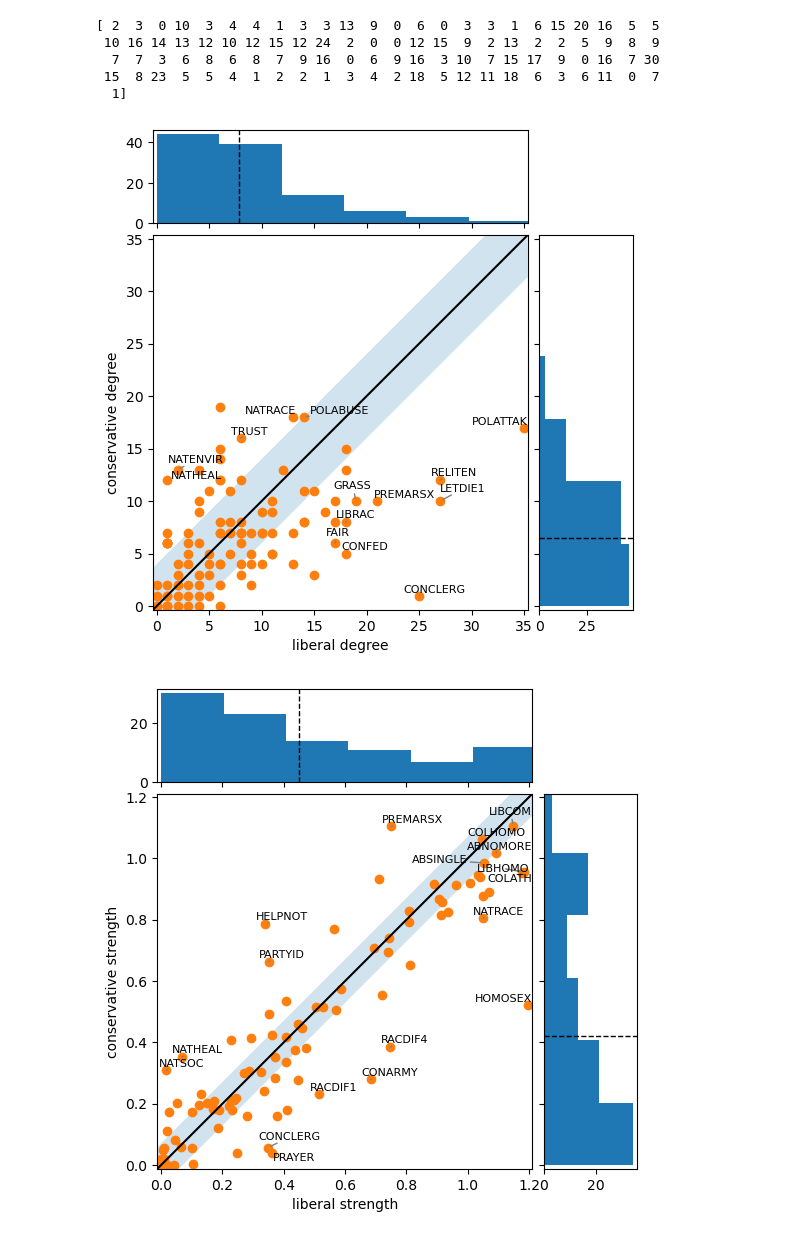
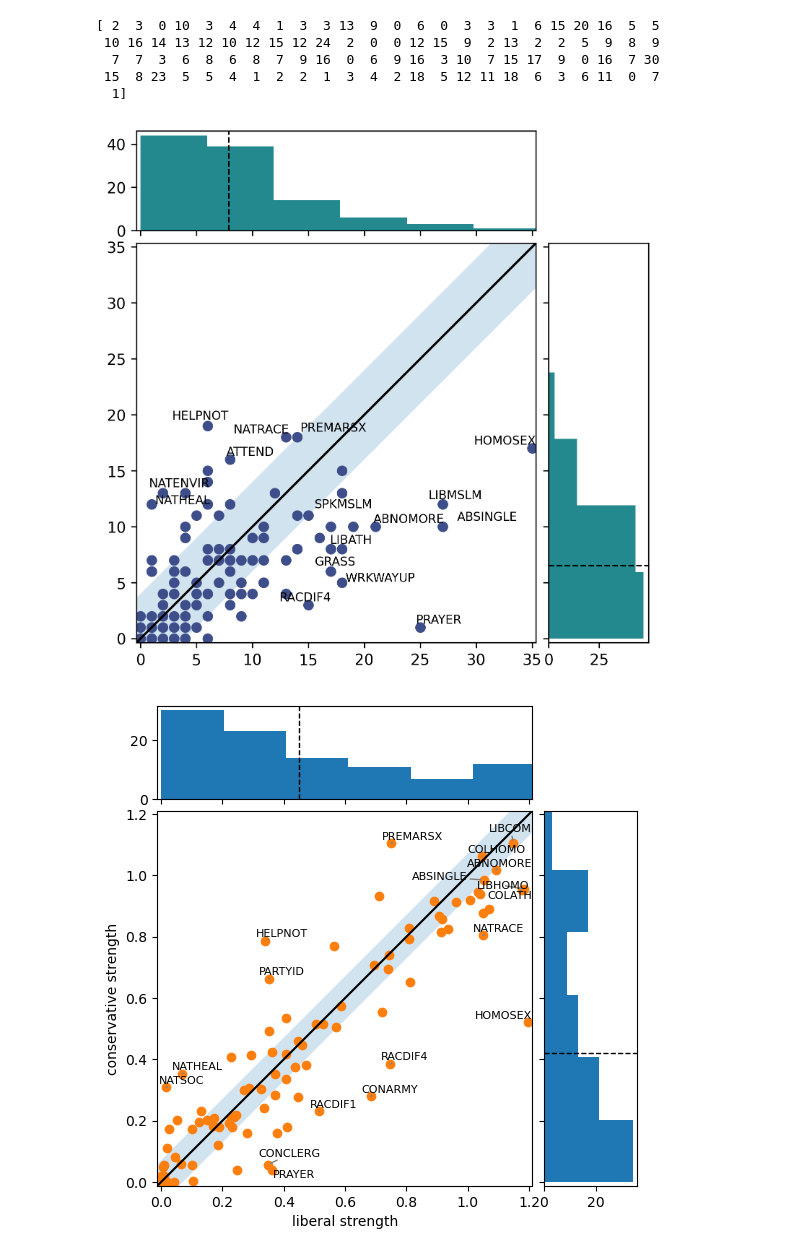
Before and after one commit to victorvikram/BeliefNetworkEvo, a Jupyter notebook: nbk/v_creating_belief_network.ipynb, the cells around one changed output. Cells and saved outputs as stored; diff of their text form; code cells hidden in the pictures.

```diff
--- a/nbk/v_creating_belief_network.ipynb
+++ b/nbk/v_creating_belief_network.ipynb
@@ -4,7 +4,7 @@
 
 import pyreadstat as prs
 
-raw_df, meta = prs.read_sas7bdat("../dat/GSS_sas/gss7222_r3.sas7bdat")
+raw_df, meta = prs.read_sas7bdat("../nbk/dat/gss7222_r3.sas7bdat")
 # %% [output]
 The autoreload extension is already loaded. To reload it, use:
   %reload_ext autoreload
@@ -378,11 +368,15 @@ line2 = -0.5 * np.ones_like(x)
 # %%
 import matplotlib.pyplot as plt
 import numpy as np
+import matplotlib.colors as mcolors
 
-def labeled_scatter_hist(var_names, x, y, xlabel="", ylabel=""):
+def labeled_scatter_hist(var_names, x, y, xlabel="", ylabel="", color_scheme='viridis'):
 
     # Start with a square Figure.
-    fig = plt.figure(figsize=(6, 6))
+
+    cm = 1/2.54  # centimeters in inches
+
+    fig = plt.figure(figsize=(1*15*cm, 1*15*cm), dpi=300)
     # Add a gridspec with two rows and two columns and a ratio of 1 to 4 between
     # the size of the marginal axes and the main axes in both directions.
     # Also adjust the subplot parameters for a square plot.
@@ -417,7 +411,10 @@ def labeled_scatter_hist(var_names, x, y, xlabel="", ylabel=""):
 
     ax.plot([-padding, val_max + padding], [-padding, val_max + padding], color='black')
 
-    ax.scatter(x, y)
+    cmap = plt.get_cmap(color_scheme)
+    colors = cmap(np.linspace(0, 1, len(x)))  # Generate colors from the colormap
+    dotcolor = colors[25]
+    ax.scatter(x, y, c=dotcolor)  # Use generated colors here
 
     ax.set_xlabel(xlabel)
     ax.set_ylabel(ylabel)
@@ -427,7 +424,7 @@ def labeled_scatter_hist(var_names, x, y, xlabel="", ylabel=""):
     y_cutoff = np.percentile(y, 95)
 
     texts = []
-    for i, label in enumerate(labels):
+    for i, label in enumerate(var_names):
         if np.abs(x[i] - y[i]) > diff_cutoff or x[i] > x_cutoff or y[i] > y_cutoff:
             texts.append(ax.text(x[i], y[i], label, ha='center', va='bottom', fontsize=8))
 
@@ -439,11 +436,17 @@ def labeled_scatter_hist(var_names, x, y, xlabel="", ylabel=""):
     xymax = max(np.max(np.abs(x)), np.max(np.abs(y)))
     lim = (int(xymax/binwidth) + 1) * binwidth
 
+    bin_color = colors[50]
+
     bins = np.arange(-lim, lim + binwidth, binwidth)
-    ax_histx.hist(x, bins=bins)
+    ax_histx.hist(x, bins=bins, color=bin_color)
     ax_histx.axvline(x.mean(), color='k', linestyle='dashed', linewidth=1)
-    ax_histy.hist(y, bins=bins, orientation='horizontal')
+    ax_histy.hist(y, bins=bins, orientation='horizontal', color=bin_color)
     ax_histy.axhline(y.mean(), color='k', linestyle='dashed', linewidth=1)
+
+    plt.show()  # Show the plot
+    # Save the plot as an svg
+    # fig.savefig("out/fig3_scatter_hist_degree_libcon_10s.svg", format="svg")
 # %%
 x = (lib_80_corr_mat != 0).sum(axis=0)
 y =(con_80_corr_mat != 0).sum(axis=0)
@@ -463,11 +466,11 @@ print(x)
 # %%
 x = (lib_10_corr_mat != 0).sum(axis=0)
 y =(con_10_corr_mat != 0).sum(axis=0)
 var_names = outputs_10s[0]["vars"]
 
-labeled_scatter_hist(var_names, x, y, xlabel="liberal degree", ylabel="conservative degree")
+labeled_scatter_hist(var_names, x, y, xlabel="asd", ylabel="asd")
 # %% [output]
-[figure, old version]
+[figure, new version]
 # %%
 x = np.abs(lib_80_corr_mat).sum(axis=0)
 y = np.abs(con_80_corr_mat).sum(axis=0)
```
Also changed, not shown: parts of 6 cells of this notebook, 9 other files.
